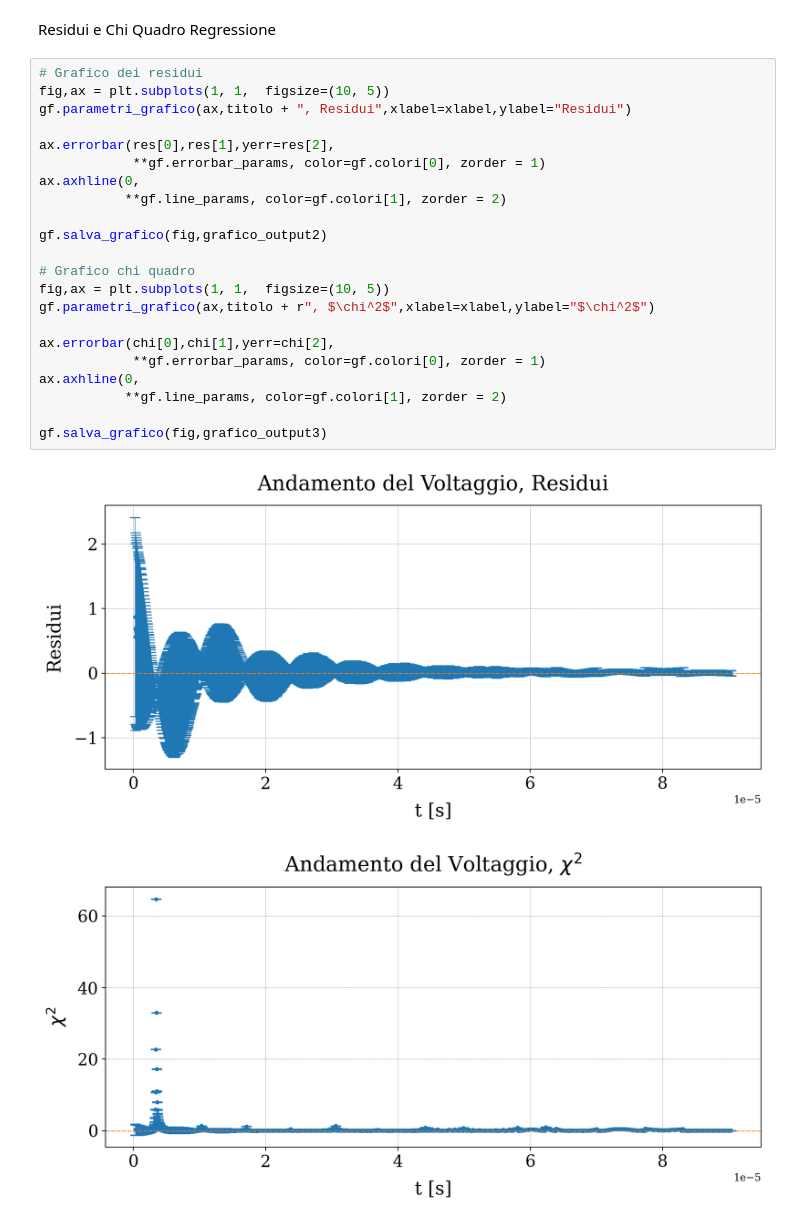
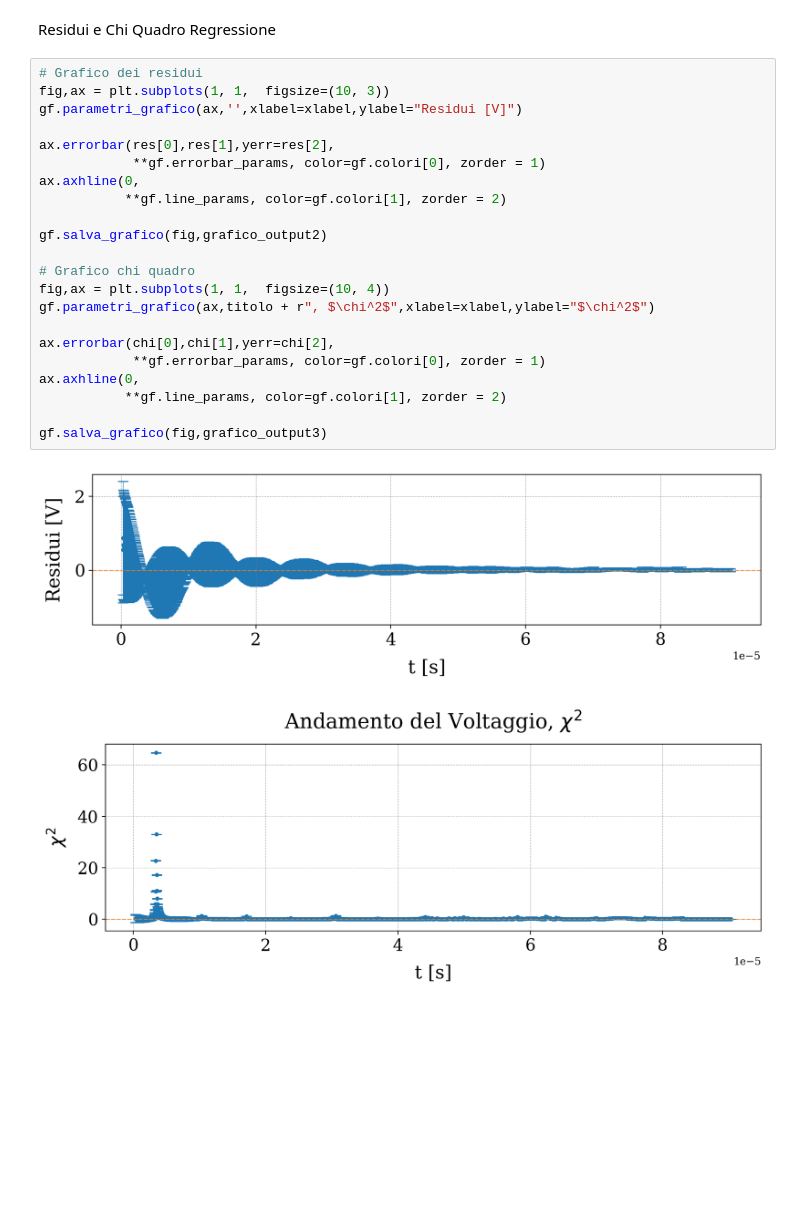
Before and after one commit to nichettg/Codici, a Jupyter notebook: 5. RLC Dominio Tempo/analisi.ipynb, the cells around one changed output. Saved outputs shown, nothing was run; the diff lists cells and outputs as text; blank space fills up the shorter version.

```diff
--- a/5. RLC Dominio Tempo/analisi.ipynb
+++ b/5. RLC Dominio Tempo/analisi.ipynb
@@ -104,26 +104,26 @@ gf.salva_grafico(fig,grafico_output1)
 Residui e Chi Quadro Regressione
 # %%
 # Grafico dei residui
-fig,ax = plt.subplots(1, 1,  figsize=(10, 5))
-gf.parametri_grafico(ax,titolo + ", Residui",xlabel=xlabel,ylabel="Residui")
+fig,ax = plt.subplots(1, 1,  figsize=(10, 3))
+gf.parametri_grafico(ax,'',xlabel=xlabel,ylabel="Residui [V]")
 
 ax.errorbar(res[0],res[1],yerr=res[2],
             **gf.errorbar_params, color=gf.colori[0], zorder = 1)
 ax.axhline(0,
            **gf.line_params, color=gf.colori[1], zorder = 2)
 
 gf.salva_grafico(fig,grafico_output2)
 
 # Grafico chi quadro
-fig,ax = plt.subplots(1, 1,  figsize=(10, 5))
+fig,ax = plt.subplots(1, 1,  figsize=(10, 4))
 gf.parametri_grafico(ax,titolo + r", $\chi^2$",xlabel=xlabel,ylabel="$\chi^2$")
 
 ax.errorbar(chi[0],chi[1],yerr=chi[2],
             **gf.errorbar_params, color=gf.colori[0], zorder = 1)
 ax.axhline(0,
            **gf.line_params, color=gf.colori[1], zorder = 2)
 
 gf.salva_grafico(fig,grafico_output3)
 # %% [output]
-[figure, old version]
+[figure, new version]
-[figure, old version]
+[figure, new version]
```
Also changed, not shown: parts of 1 cell of this notebook, 3 other files.
